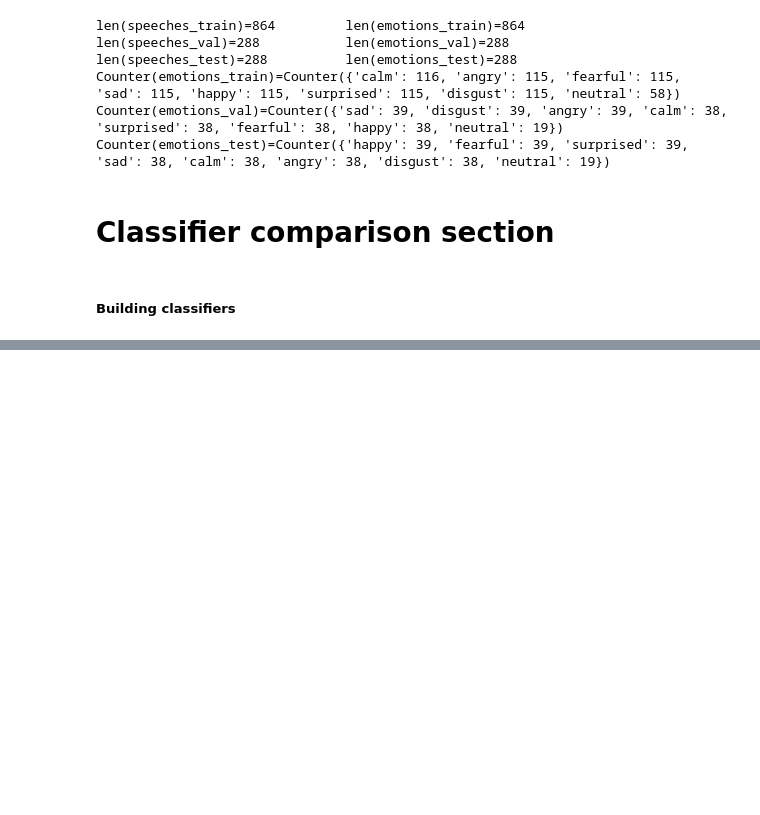
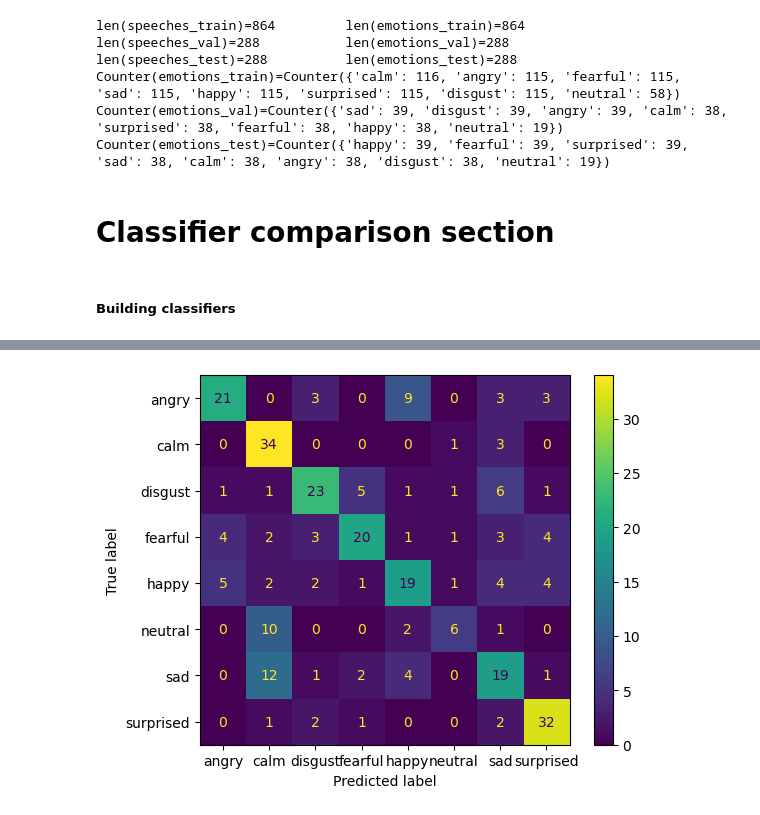
Before and after one commit to MatasRR/End-To-End-Speech-Emotion-Recognition, a Jupyter notebook: src/baseline_models.ipynb, the cells around one changed output, grey strips where cells are left out. Drawn from its saved outputs; the diff is of its cells as text; code cells hidden in the pictures; blank space fills up the shorter version.

```diff
--- a/src/baseline_models.ipynb
+++ b/src/baseline_models.ipynb
@@ -221,0 +217,7 @@ plt.show()
+# %%
+from sklearn import metrics
+
+metrics.ConfusionMatrixDisplay.from_predictions(emotions_val, initial_classifier_results["svc"]["val"]["predictions"])
+plt.show()
+# %% [output]
+[figure, added]
```
Also changed, not shown: parts of 17 cells of this notebook.
